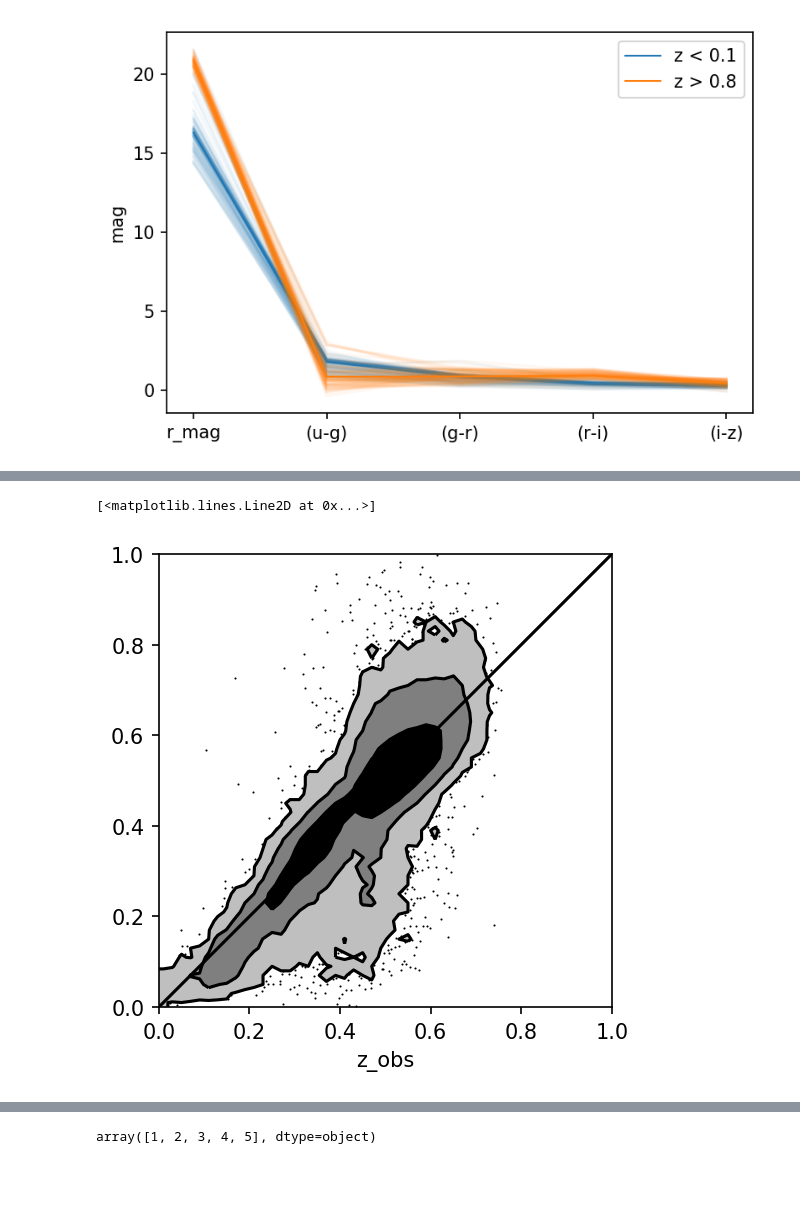
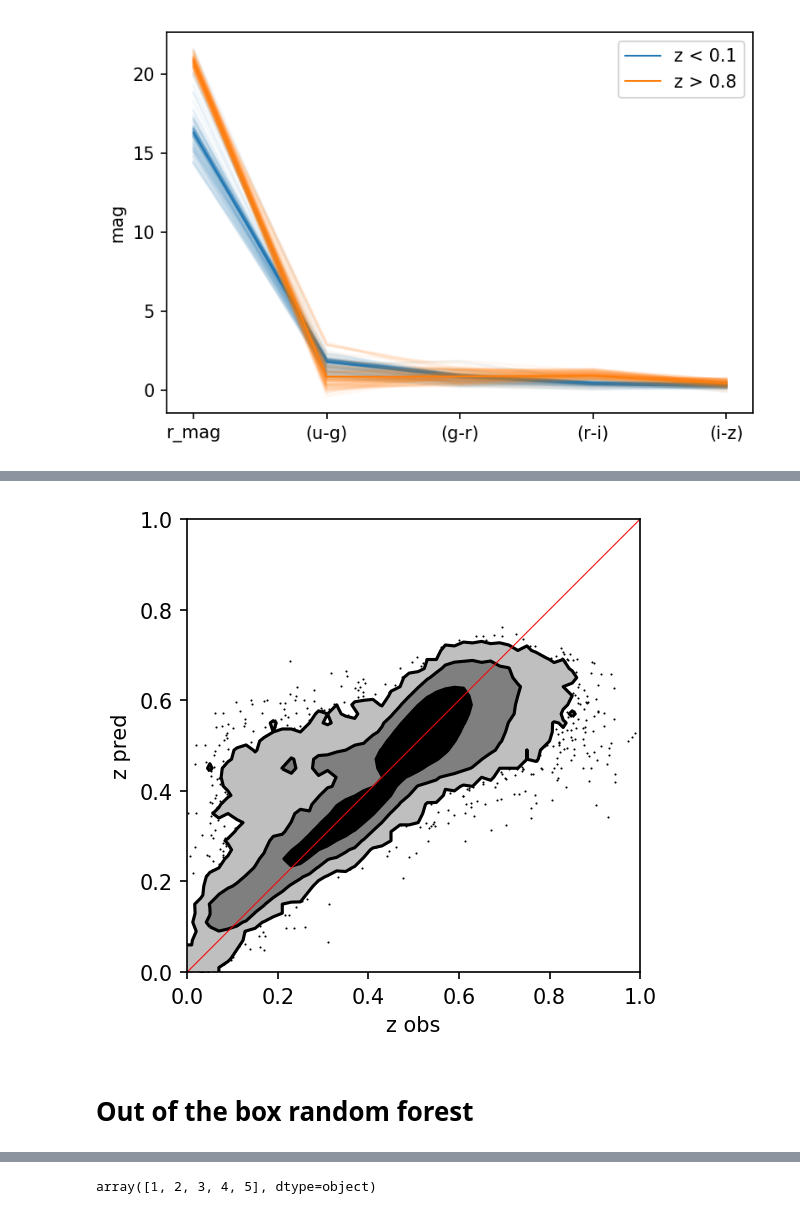
Before and after one commit to PierreGratier/AIISL, a Jupyter notebook: AIISL.ipynb, the cells around one changed output, grey strips where cells are left out. Drawn from its saved outputs; the diff is of its cells as text; code cells hidden in the pictures; blank space fills up the shorter version.

```diff
--- a/AIISL.ipynb
+++ b/AIISL.ipynb
@@ -259,10 +319,10 @@ pl.show()
 # %%
 fig, ax = pl.subplots()
-hist2d(y_pred,y_test,bins=50,ax=ax,range=[[0,1],[0,1]],levels=[0.68,0.95,0.997],plot_density=False,fill_contours=True,data_kwargs={'alpha':1,'marker':'.'})
+hist2d(y_test,y_pred,bins=50,ax=ax,range=[[0,1],[0,1]],levels=[0.68,0.95,0.997],plot_density=False,fill_contours=True,data_kwargs={'alpha':1,'marker':'.'})
 ax.set_aspect('equal')
-ax.set_xlabel("z_pred")
-ax.set_xlabel("z_obs")
-pl.plot([0,1],[0,1],'k-')
+ax.set_ylabel("z pred")
+ax.set_xlabel("z obs")
+pl.plot([0,1],[0,1],'r-',lw=0.5)
+pl.show()
 # %% [output]
-[<matplotlib.lines.Line2D at 0x...>]
-[figure, old version]
+[figure, new version]
@@ -276,0 +329,2 @@ mse_scorer = make_scorer(mean_squared_error)
+# %% [markdown]
+# Out of the box random forest
```
Also changed, not shown: parts of 34 cells of this notebook, 1 other file.
